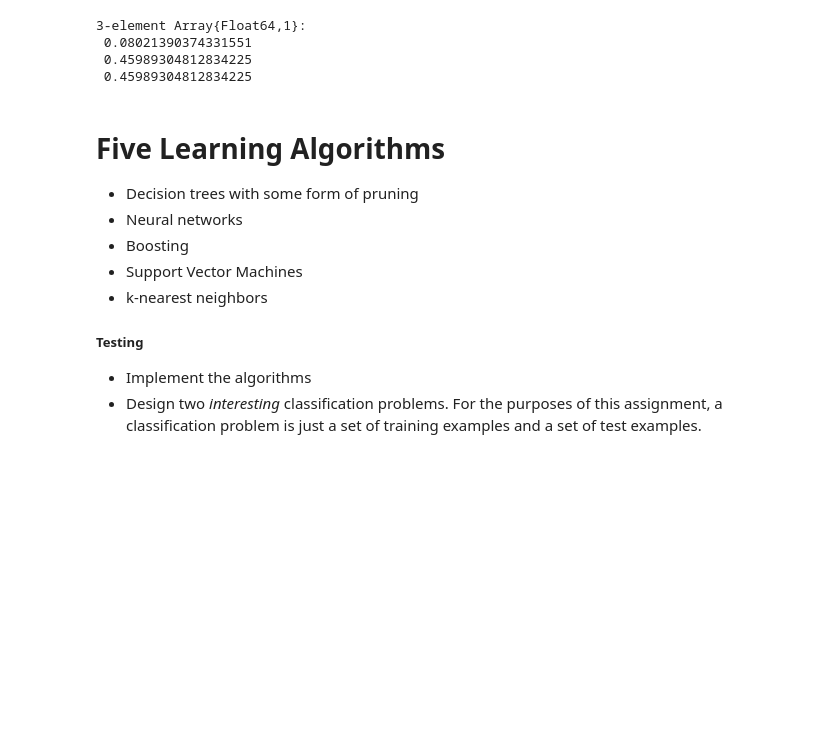
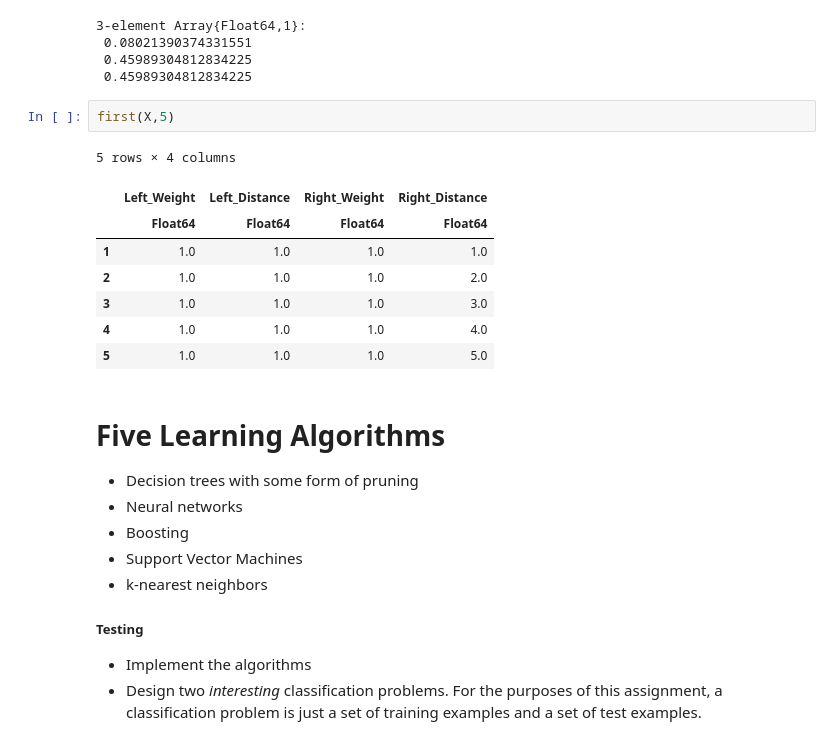
Before and after one commit to adinhobl/machine-learning, a Jupyter notebook: supervised-learning/datasets/Balance_scale/Decision_Tree.ipynb, the cells around one changed output. Cells and saved outputs as stored; diff of their text form; blank space fills up the shorter version.

```diff
--- a/supervised-learning/datasets/Balance_scale/Decision_Tree.ipynb
+++ b/supervised-learning/datasets/Balance_scale/Decision_Tree.ipynb
@@ -134,6 +134,17 @@ collect(test_counts[i] / size(test)[1] for i in keys(test_counts))
  0.08021390374331551
  0.45989304812834225
  0.45989304812834225
+# %%
+first(X,5)
+# %% [output]
+5 rows × 4 columns
+|  | Left_Weight | Left_Distance | Right_Weight | Right_Distance |
+|  | Float64 | Float64 | Float64 | Float64 |
+| 1 | 1.0 | 1.0 | 1.0 | 1.0 |
+| 2 | 1.0 | 1.0 | 1.0 | 2.0 |
+| 3 | 1.0 | 1.0 | 1.0 | 3.0 |
+| 4 | 1.0 | 1.0 | 1.0 | 4.0 |
+| 5 | 1.0 | 1.0 | 1.0 | 5.0 |
 # %% [markdown]
 # Five Learning Algorithms
 
```
Also changed, not shown: parts of 48 cells of this notebook, 36 other files.
